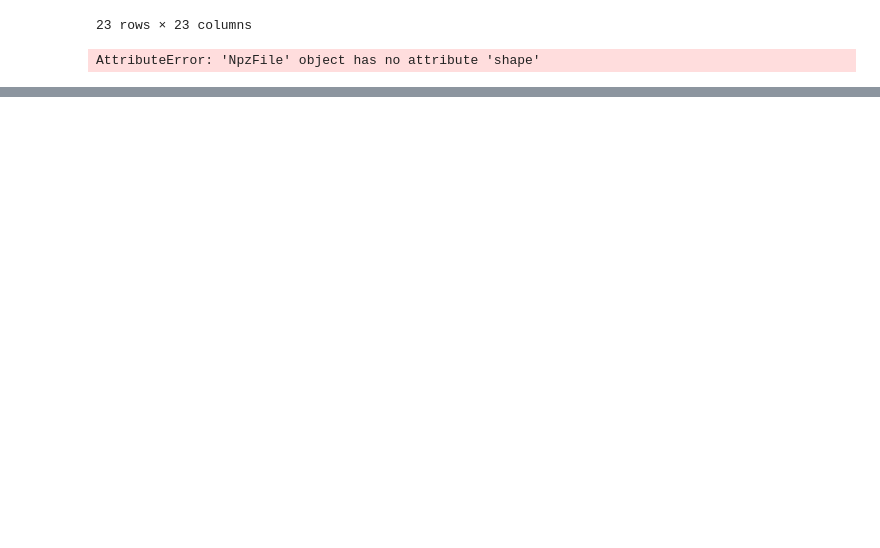
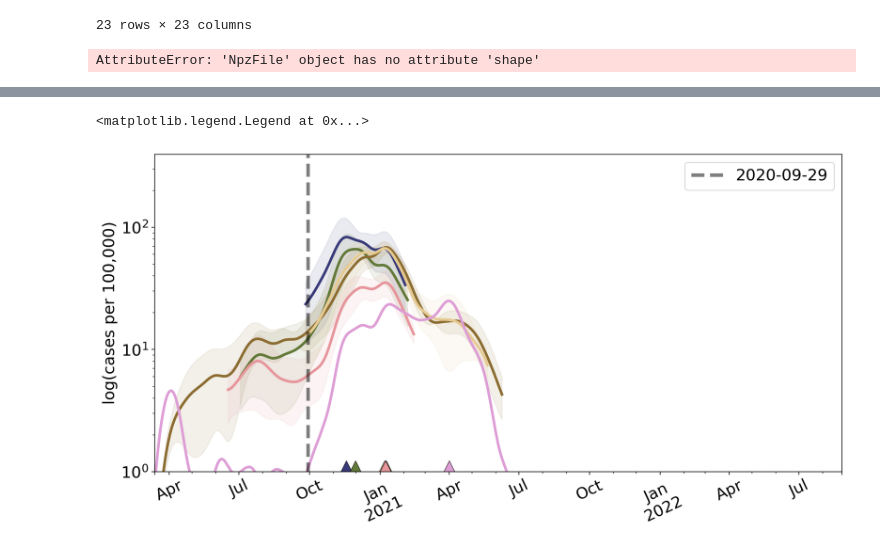
Before and after one commit to kevin-q2/covid-wave-cluster, a Jupyter notebook: examples/examples.ipynb, the cells around one changed output, grey strips where cells are left out. Saved outputs shown, nothing was run; the diff lists cells and outputs as text; code cells hidden in the pictures; blank space fills up the shorter version.

```diff
--- a/examples/examples.ipynb
+++ b/examples/examples.ipynb
@@ -288,0 +354,35 @@ array([[  0.        ,  69.37455376,  81.76204674,  55.10101495,
+# %%
+# For each of the clusters on the map,
+# display the average wave associated with it
+fig,ax = plt.subplots(figsize = (14,6.5), dpi = 200)
+plt.rcParams.update({'font.size': 18})
+
+for i in timed_clusters:
+    clust_indices = np.where(clustering.labels_ == i)[0]
+    clust_waves = get_common_segments(data, pool, clust_indices)
+
+    if clust_waves is not None:
+        idx = clust_waves.index
+        mean = clust_waves.mean(axis = 1)
+        std = clust_waves.std(axis = 1)
+        max_idx = np.argmax(mean)
+        clust_color = color_dict[i]
+
+        with warnings.catch_warnings():
+            warnings.filterwarnings('ignore')
+            mean.plot(c = clust_color, linewidth = 3, label='_no_legend_', ax = ax)
+            ax.fill_between(idx, mean - std, mean + std, color=clust_color, alpha=0.1)
+            ax.plot(idx[max_idx:max_idx + 1], 1, marker='^', markersize=25, c=clust_color, markeredgewidth=0.5, markeredgecolor='black')
+
+
+data_max = data.max().max()
+date_line = ax.vlines(x = data.index[time], ymin = 0, ymax = data_max, linestyle = '--', color = 'k', linewidth = 4, label = str(data.index[time])[:10], alpha = 0.5)
+ax.set_xlabel('')
+ax.set_ylabel('log(cases per 100,000)')
+ax.set_yscale('log', base=10)
+ax.set_ylim(1, data_max)
+plt.xticks(rotation=25)
+plt.legend()
+# %% [output]
+<matplotlib.legend.Legend at 0x...>
+[figure, added]
```
Also changed, not shown: parts of 23 cells of this notebook, 9 other files.
